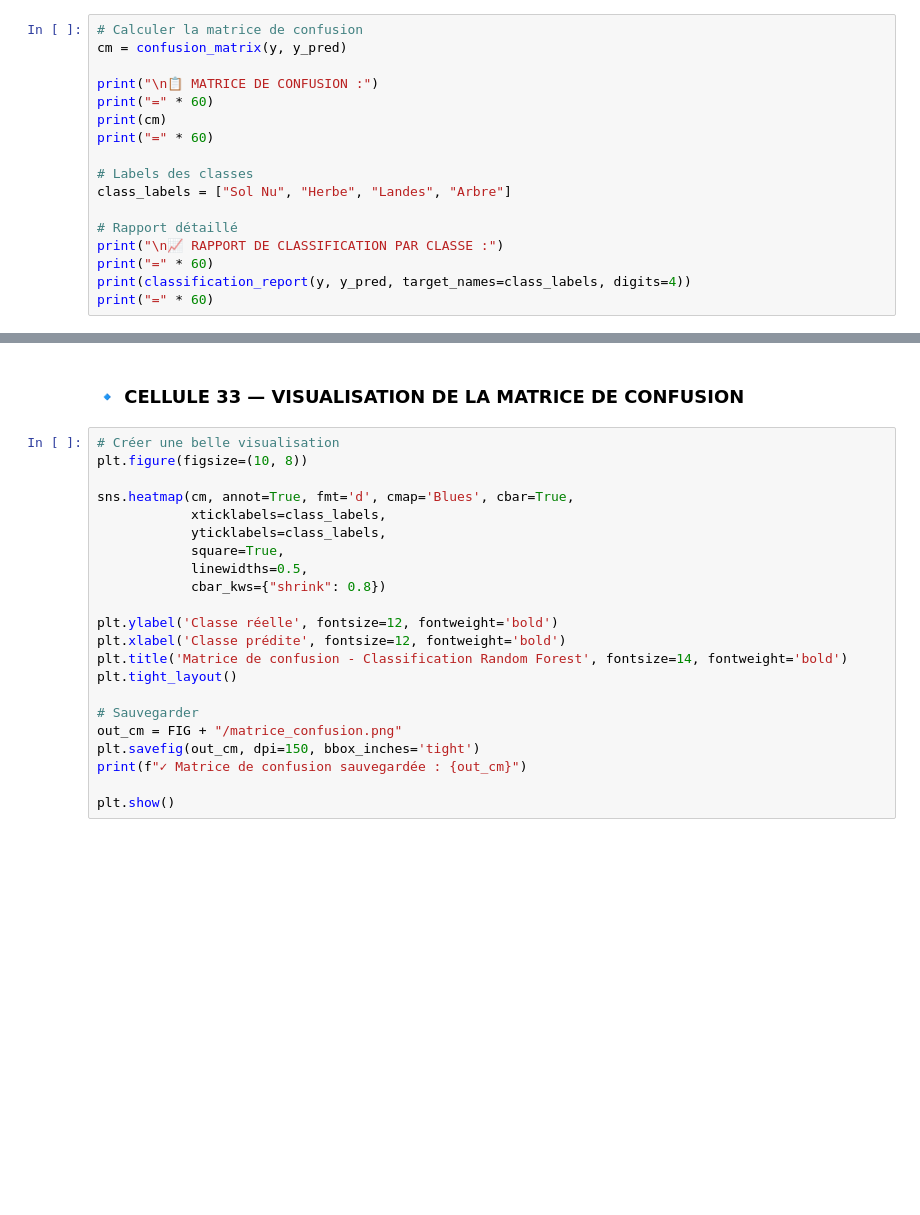
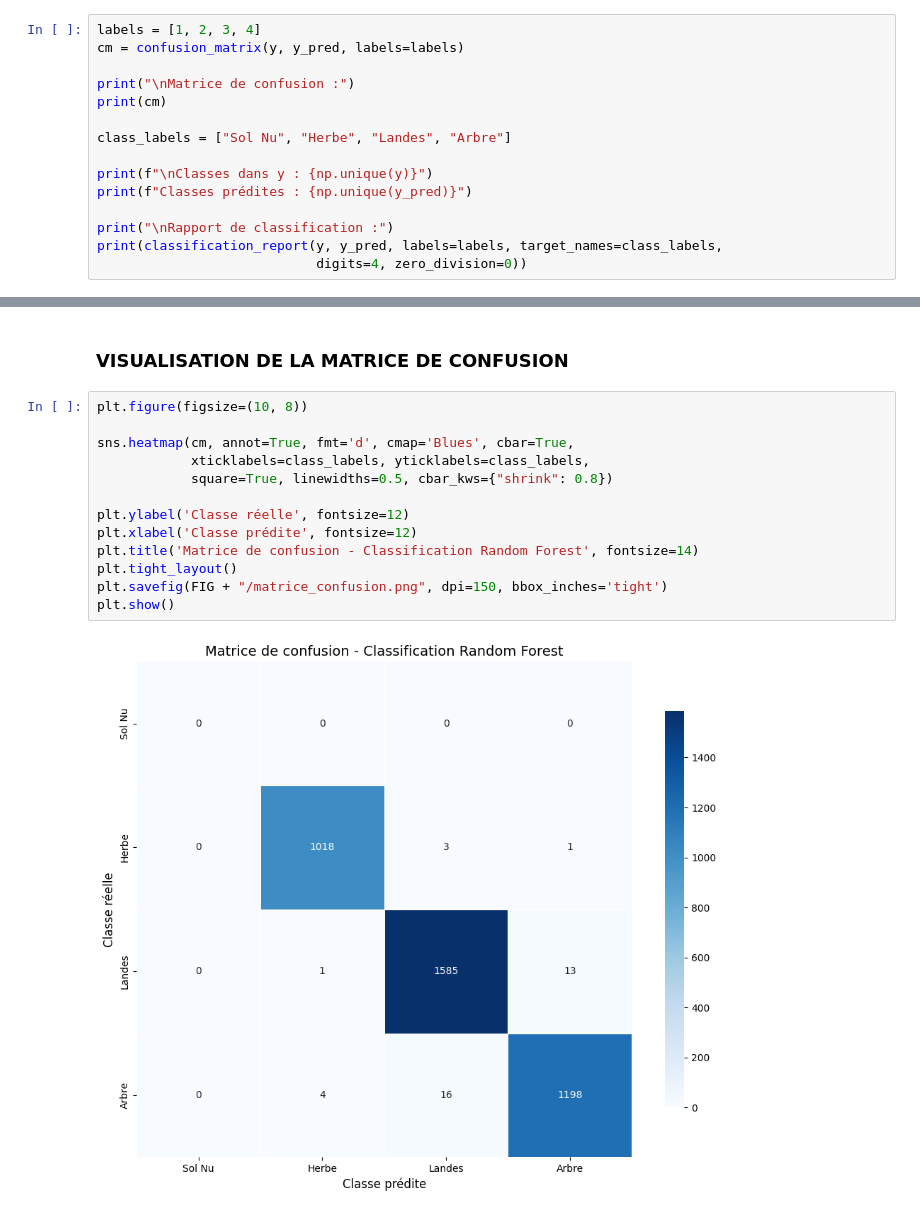
Before and after one commit to diallodjiby/projet_teledectection_DIALLO_Djiby, a Jupyter notebook: projet_telea_DIALLO_Djiby.ipynb, the cells around one changed output, grey strips where cells are left out. Cells and saved outputs as stored; diff of their text form; blank space fills up the shorter version.

```diff
--- a/projet_telea_DIALLO_Djiby.ipynb
+++ b/projet_telea_DIALLO_Djiby.ipynb
@@ -736,17 +599,15 @@ print("=" * 60)
 # %%
-# Calculer la matrice de confusion
-cm = confusion_matrix(y, y_pred)
+labels = [1, 2, 3, 4]
+cm = confusion_matrix(y, y_pred, labels=labels)
 
-print("\n📋 MATRICE DE CONFUSION :")
-print("=" * 60)
+print("\nMatrice de confusion :")
 print(cm)
-print("=" * 60)
 
-# Labels des classes
 class_labels = ["Sol Nu", "Herbe", "Landes", "Arbre"]
 
-# Rapport détaillé
-print("\n📈 RAPPORT DE CLASSIFICATION PAR CLASSE :")
-print("=" * 60)
-print(classification_report(y, y_pred, target_names=class_labels, digits=4))
-print("=" * 60)
+print(f"\nClasses dans y : {np.unique(y)}")
+print(f"Classes prédites : {np.unique(y_pred)}")
+
+print("\nRapport de classification :")
+print(classification_report(y, y_pred, labels=labels, target_names=class_labels,
+                            digits=4, zero_division=0))
@@ -753,24 +635,17 @@ print("=" * 60)
 # %% [markdown]
-### 🔹 CELLULE 33 — VISUALISATION DE LA MATRICE DE CONFUSION
+### VISUALISATION DE LA MATRICE DE CONFUSION
 # %%
-# Créer une belle visualisation
 plt.figure(figsize=(10, 8))
 
 sns.heatmap(cm, annot=True, fmt='d', cmap='Blues', cbar=True,
-            xticklabels=class_labels,
-            yticklabels=class_labels,
-            square=True,
-            linewidths=0.5,
-            cbar_kws={"shrink": 0.8})
+            xticklabels=class_labels, yticklabels=class_labels,
+            square=True, linewidths=0.5, cbar_kws={"shrink": 0.8})
 
-plt.ylabel('Classe réelle', fontsize=12, fontweight='bold')
-plt.xlabel('Classe prédite', fontsize=12, fontweight='bold')
-plt.title('Matrice de confusion - Classification Random Forest', fontsize=14, fontweight='bold')
+plt.ylabel('Classe réelle', fontsize=12)
+plt.xlabel('Classe prédite', fontsize=12)
+plt.title('Matrice de confusion - Classification Random Forest', fontsize=14)
 plt.tight_layout()
-
-# Sauvegarder
-out_cm = FIG + "/matrice_confusion.png"
-plt.savefig(out_cm, dpi=150, bbox_inches='tight')
-print(f"✓ Matrice de confusion sauvegardée : {out_cm}")
-
+plt.savefig(FIG + "/matrice_confusion.png", dpi=150, bbox_inches='tight')
 plt.show()
+# %% [output]
+[figure, added]
```
Also changed, not shown: parts of 89 cells of this notebook, 1 other file.
